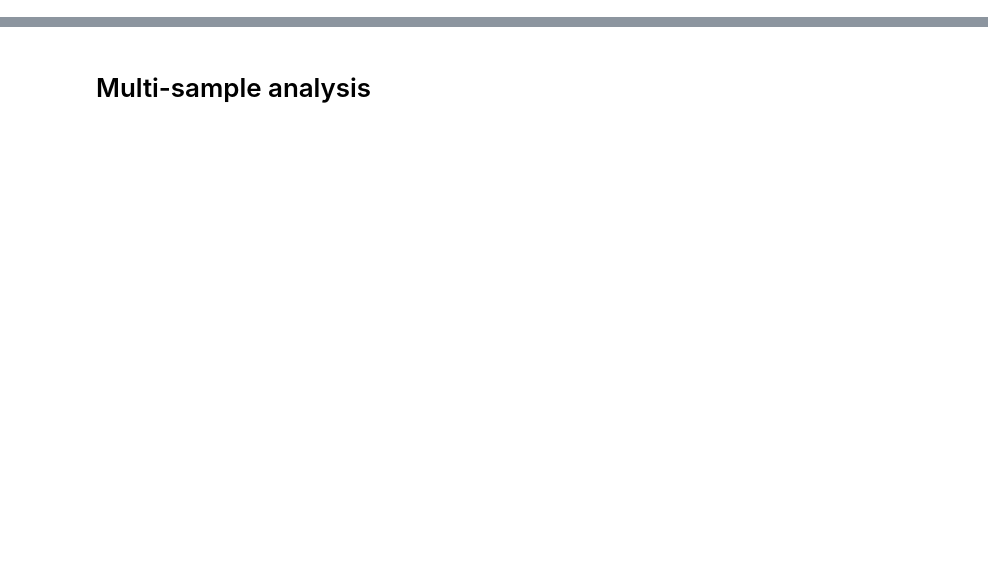
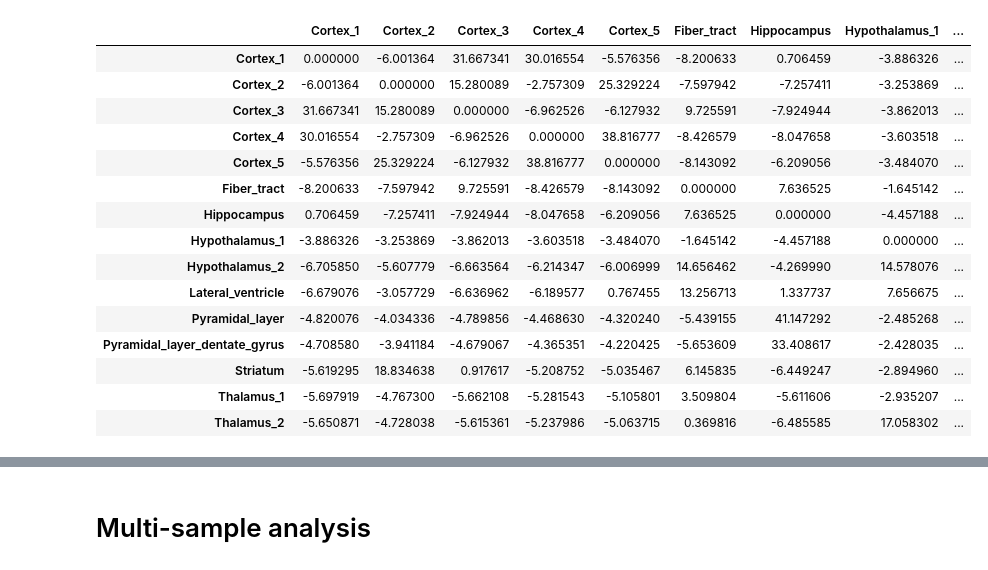
Before and after one commit to pedrovp161/spatools, a Jupyter notebook: Tutorials/clustering_correlation_analysis.ipynb, the cells around one changed output, grey strips where cells are left out. Saved outputs shown, nothing was run; the diff lists cells and outputs as text; code cells hidden in the pictures; blank space fills up the shorter version.

```diff
--- a/Tutorials/clustering_correlation_analysis.ipynb
+++ b/Tutorials/clustering_correlation_analysis.ipynb
@@ -0,0 +85,19 @@
+# %%
+adata.uns["zscore_matrix"]["sample"]
+# %% [output]
+|  | Cortex_1 | Cortex_2 | Cortex_3 | Cortex_4 | Cortex_5 | Fiber_tract | Hippocampus | Hypothalamus_1 | ... |
+| Cortex_1 | 0.000000 | -6.001364 | 31.667341 | 30.016554 | -5.576356 | -8.200633 | 0.706459 | -3.886326 | ... |
+| Cortex_2 | -6.001364 | 0.000000 | 15.280089 | -2.757309 | 25.329224 | -7.597942 | -7.257411 | -3.253869 | ... |
+| Cortex_3 | 31.667341 | 15.280089 | 0.000000 | -6.962526 | -6.127932 | 9.725591 | -7.924944 | -3.862013 | ... |
+| Cortex_4 | 30.016554 | -2.757309 | -6.962526 | 0.000000 | 38.816777 | -8.426579 | -8.047658 | -3.603518 | ... |
+| Cortex_5 | -5.576356 | 25.329224 | -6.127932 | 38.816777 | 0.000000 | -8.143092 | -6.209056 | -3.484070 | ... |
+| Fiber_tract | -8.200633 | -7.597942 | 9.725591 | -8.426579 | -8.143092 | 0.000000 | 7.636525 | -1.645142 | ... |
+| Hippocampus | 0.706459 | -7.257411 | -7.924944 | -8.047658 | -6.209056 | 7.636525 | 0.000000 | -4.457188 | ... |
+| Hypothalamus_1 | -3.886326 | -3.253869 | -3.862013 | -3.603518 | -3.484070 | -1.645142 | -4.457188 | 0.000000 | ... |
+| Hypothalamus_2 | -6.705850 | -5.607779 | -6.663564 | -6.214347 | -6.006999 | 14.656462 | -4.269990 | 14.578076 | ... |
+| Lateral_ventricle | -6.679076 | -3.057729 | -6.636962 | -6.189577 | 0.767455 | 13.256713 | 1.337737 | 7.656675 | ... |
+| Pyramidal_layer | -4.820076 | -4.034336 | -4.789856 | -4.468630 | -4.320240 | -5.439155 | 41.147292 | -2.485268 | ... |
+| Pyramidal_layer_dentate_gyrus | -4.708580 | -3.941184 | -4.679067 | -4.365351 | -4.220425 | -5.653609 | 33.408617 | -2.428035 | ... |
+| Striatum | -5.619295 | 18.834638 | 0.917617 | -5.208752 | -5.035467 | 6.145835 | -6.449247 | -2.894960 | ... |
+| Thalamus_1 | -5.697919 | -4.767300 | -5.662108 | -5.281543 | -5.105801 | 3.509804 | -5.611606 | -2.935207 | ... |
+| Thalamus_2 | -5.650871 | -4.728038 | -5.615361 | -5.237986 | -5.063715 | 0.369816 | -6.485585 | 17.058302 | ... |
```
Also changed, not shown: parts of 21 cells of this notebook, 6 other files.
